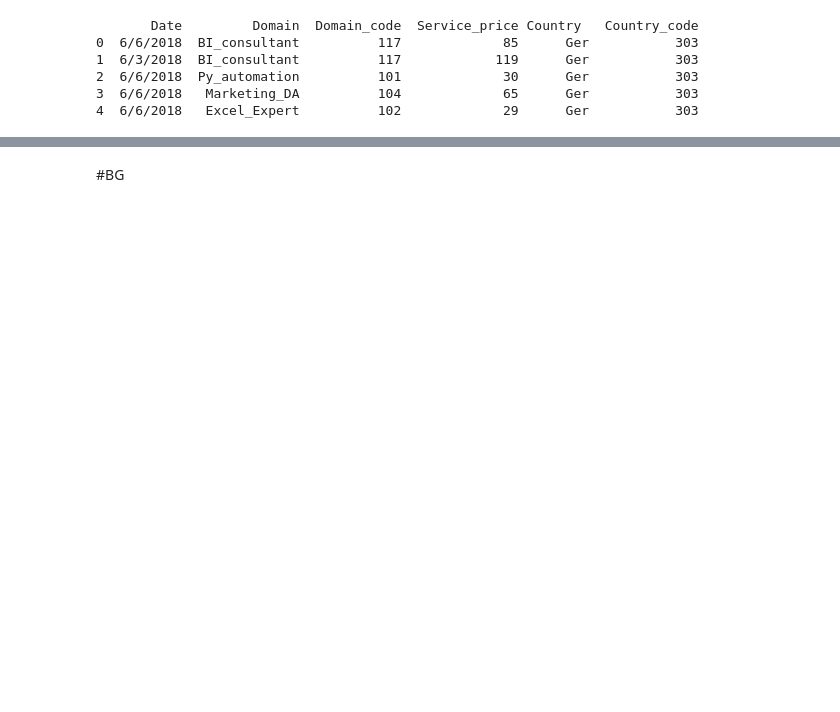
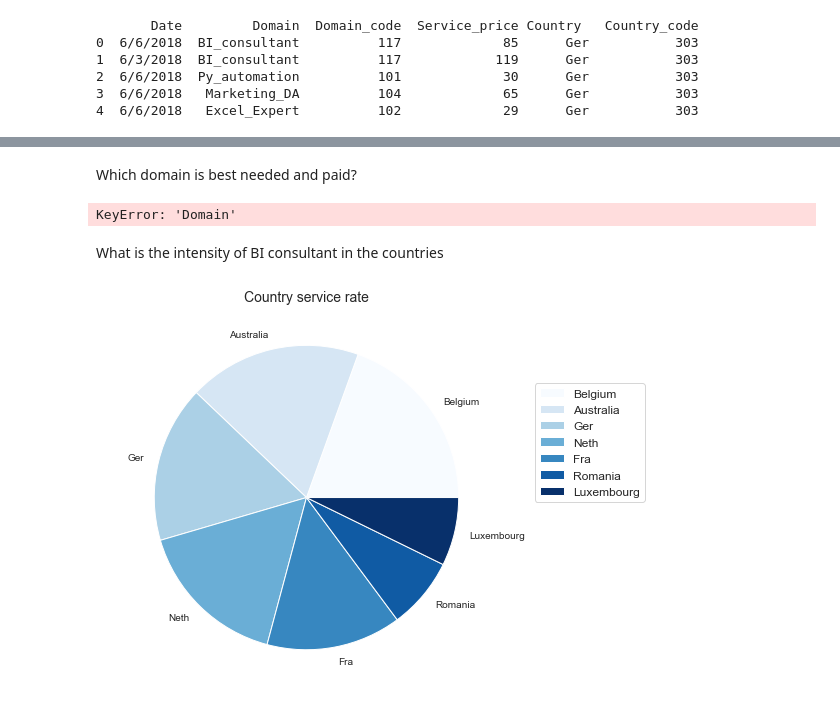
Before and after one commit to simofleanta/Data_coding_preparations, a Jupyter notebook: crosstab.ipynb, the cells around one changed output, grey strips where cells are left out. Saved outputs shown, nothing was run; the diff lists cells and outputs as text; code cells hidden in the pictures; blank space fills up the shorter version.

```diff
--- a/crosstab.ipynb
+++ b/crosstab.ipynb
@@ -86,3 +93,29 @@ Colormap cmap is not recognized. Possible values are: Accent, Accent_r, Blues, B
-# %% [markdown]
-#BG
+# %% [markdown]
+Which domain is best needed and paid?
+# %%
+# cmap=matplotlib.cm.RdBu_r
+p = PatchCollection(df['Domain'])#, cmap=matplotlib.cm.RdBu_r)
+
+norm = colors.Normalize()
+p.set_facecolor(cmap(norm(np.log(df['Service_price']))))
+
+mapper = matplotlib.cm.ScalarMappable(norm=norm, cmap=cmap)
+mapper.set_array(df['Service_price'])
+# %% [output]
+KeyError: 'Domain'
+# %% [markdown]
+What is the intensity of BI consultant in the countries
+# %%
+sns.set_style("whitegrid")
+df = cohort.groupby('Country ').agg({'Service_price': 'sum'}).sort_values('Service_price', ascending=False)
+
+
+ax = df.plot.pie(y='Service_price', figsize=(7, 7), colormap='Blues')
+handles, labels = ax.get_legend_handles_labels()
+lgd = ax.legend(handles, labels, bbox_to_anchor=(1.1, 0.8), loc=2, borderaxespad=0., fontsize=12)
+plt.ylabel(' ')
+plt.title('Country service rate', fontsize=14)
+plt.show()
+# %% [output]
+[figure, added]
 # %%
```
Also changed, not shown: parts of 10 cells of this notebook.
